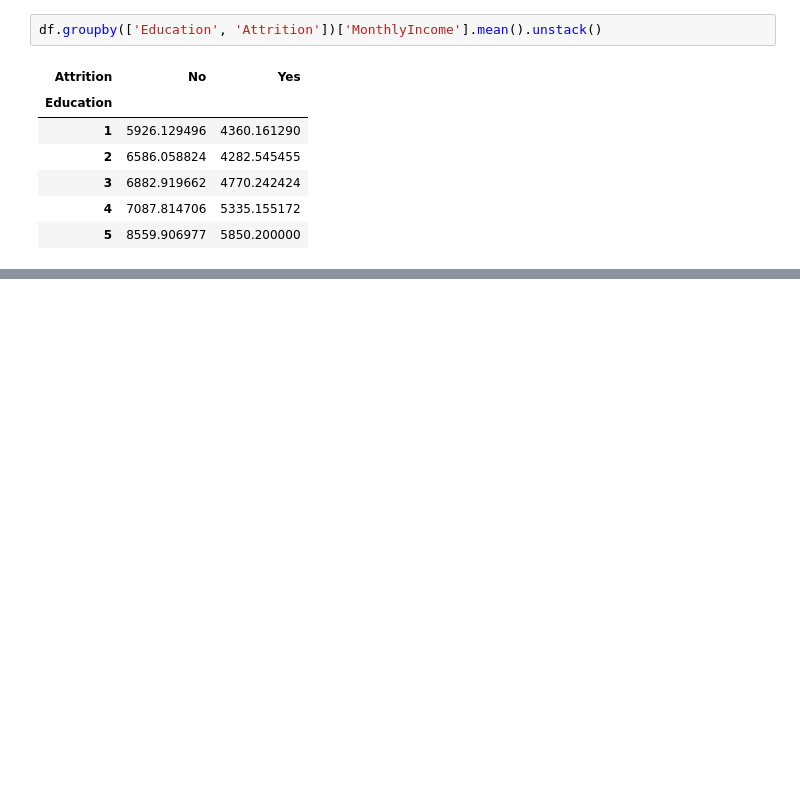
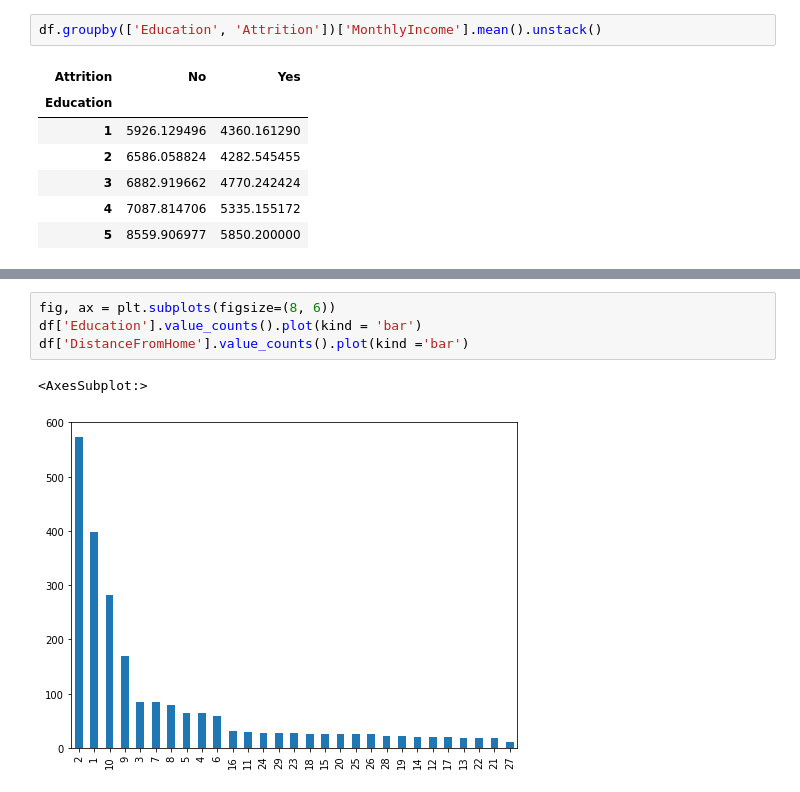
Before and after one commit to sitieneij/IBM, a Jupyter notebook: ASSIGN2-3.ipynb, the cells around one changed output, grey strips where cells are left out. Saved outputs shown, nothing was run; the diff lists cells and outputs as text; blank space fills up the shorter version.

```diff
--- a/ASSIGN2-3.ipynb
+++ b/ASSIGN2-3.ipynb
@@ -166,0 +160,7 @@ ax.legend()  # Add a legend.
+# %%
+fig, ax = plt.subplots(figsize=(8, 6))
+df['Education'].value_counts().plot(kind = 'bar')
+df['DistanceFromHome'].value_counts().plot(kind ='bar')
+# %% [output]
+<AxesSubplot:>
+[figure, added]
```
Also changed, not shown: parts of 10 cells of this notebook, 1 other file.
